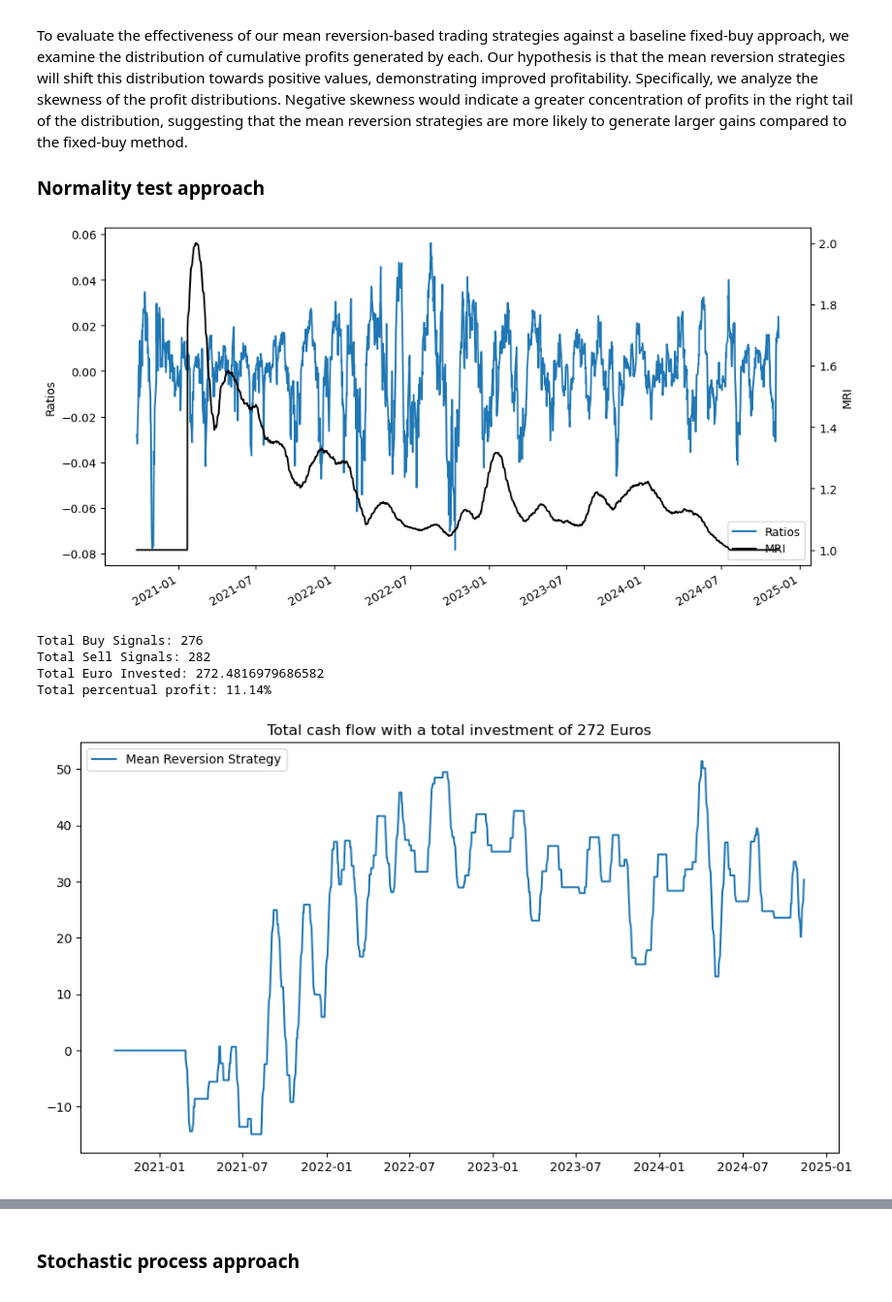
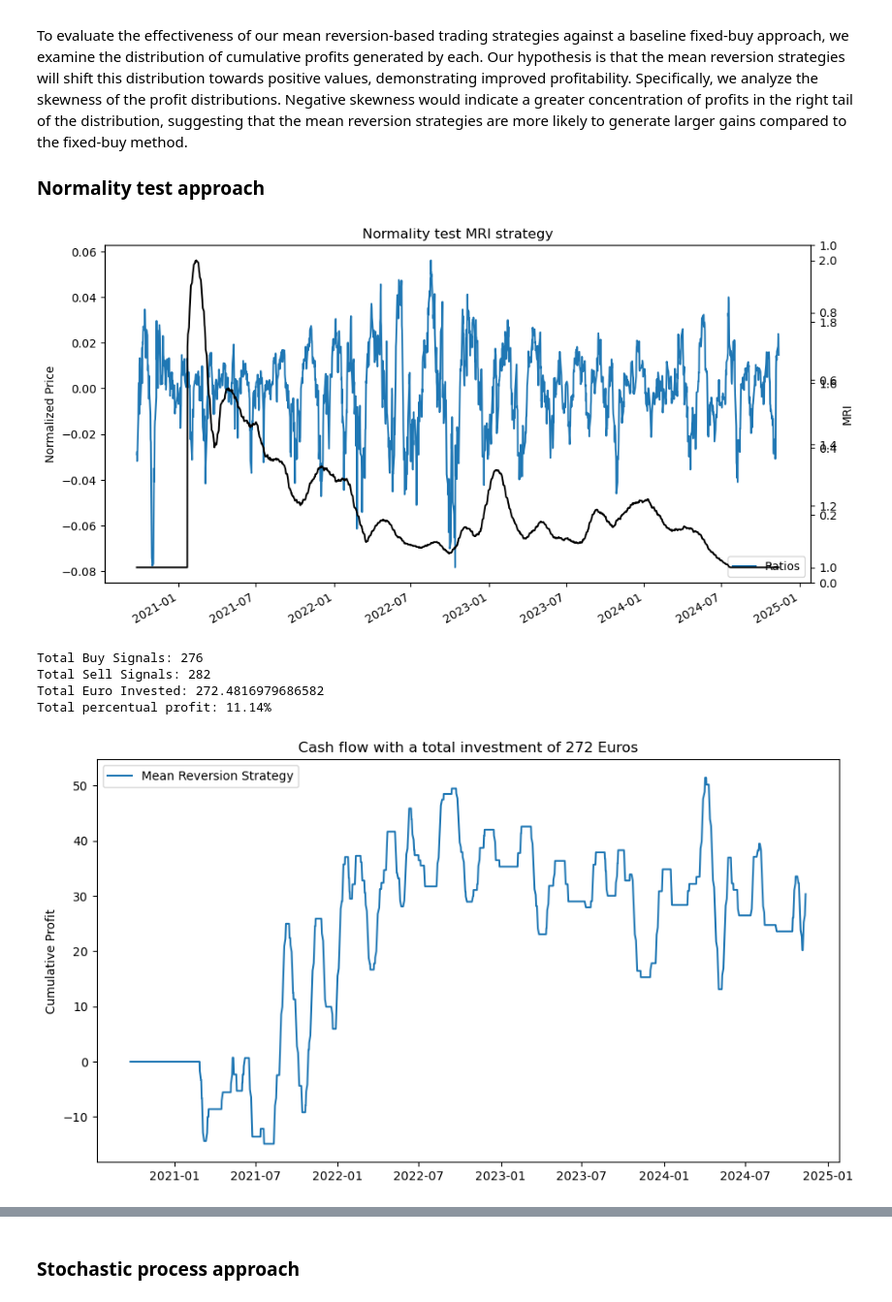
Before and after one commit to lorenzorizzi17/MeanReversionMetric, a Jupyter notebook: MeanReversion.ipynb, the cells around one changed output, grey strips where cells are left out. Shown at 97% size. Cells and saved outputs as stored; diff of their text form; code cells hidden in the pictures.

```diff
--- a/MeanReversion.ipynb
+++ b/MeanReversion.ipynb
@@ -516,8 +523,9 @@ def apply_trading_strategy(df):
 
     #Plot results
     plt.figure(figsize=(11,6))
-    plt.title(f'Total cash flow with a total investment of {int(total_investment)} Euros')
+    plt.title(f'Cash flow with a total investment of {int(total_investment)} Euros')
     plt.plot(df['Cum_Profit'].dropna(), label='Mean Reversion Strategy')
+    plt.ylabel('Cumulative Profit')
     plt.legend()
     plt.show()
 
@@ -531,6 +539,7 @@ def apply_trading_strategy(df):
     mode_value = x_range[np.argmax(kde(x_range))]
     plt.axvline(median_value, color='k', linestyle='-', label='Median')
     plt.axvline(mode_value, color='k', linestyle='--', label='Mode')
+    plt.title("Profit Counts")
     ymin, ymax = plt.ylim()
     plt.legend()
     plt.show()
@@ -543,9 +552,10 @@ def apply_trading_strategy(df):
 df["MRI"] = 1.0
 
 ax = df["Ratios"].plot(figsize=(11,6), label="Ratios")
+ax.set_title("Constant MRI strategy")
 ax2 = ax.twinx()
 df["MRI"].plot(ax=ax2, color='k', label="MRI")
-ax.set_ylabel("Ratios")
+ax.set_ylabel("Normalized Price")
 ax2.set_ylabel("MRI")
 lines1, labels1 = ax.get_legend_handles_labels()
 lines2, labels2 = ax2.get_legend_handles_labels()
@@ -573,27 +583,27 @@ To evaluate the effectiveness of our mean reversion-based trading strategies aga
 # %%
 df["MRI"] = df["Ratios"].rolling(window = 300, center = True).apply(mr.assess_normality_rolling, raw=True, args = (int(100),) )
 df['MRI'] = mr.savgol(df['MRI'], window_length=100, polyorder=3)
 df['MRI'] = (df['MRI'] - df['MRI'].min()) / (df['MRI'].max() - df['MRI'].min()) + 1.0
 df['MRI'] = df['MRI'].fillna(1)
 
 ax = df["Ratios"].plot(figsize=(11,6), label="Ratios")
 ax2 = ax.twinx()
 df["MRI"].plot(ax=ax2, color='k', label="MRI")
-ax.set_ylabel("Ratios")
+ax.set_title("Normality test MRI strategy")
+ax2 = ax.twinx()
+ax.set_ylabel("Normalized Price")
 ax2.set_ylabel("MRI")
 lines1, labels1 = ax.get_legend_handles_labels()
 lines2, labels2 = ax2.get_legend_handles_labels()
 ax.legend(lines1 + lines2, labels1 + labels2, loc='lower right')
 ax.set_xlabel("")
-ax.set_ylabel("Ratios")
-ax2.set_ylabel("MRI")
 plt.show()
 
 apply_trading_strategy(df)
 # %% [output]
-[figure, old version]
+[figure, new version]
 Total Buy Signals: 276
 Total Sell Signals: 282
 Total Euro Invested: 272.4816979686582
 Total percentual profit: 11.14%
-[figure, old version]
+[figure, new version]
```
Also changed, not shown: parts of 11 cells of this notebook, 1 other file.
